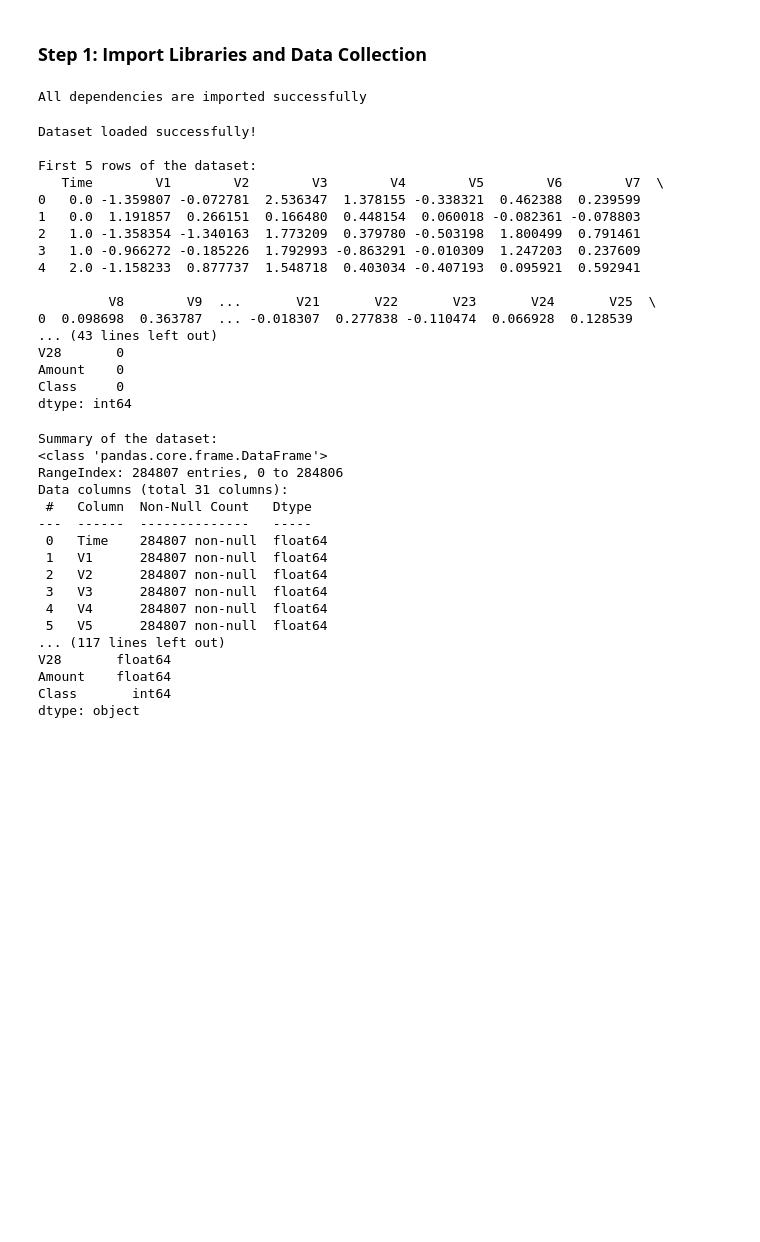
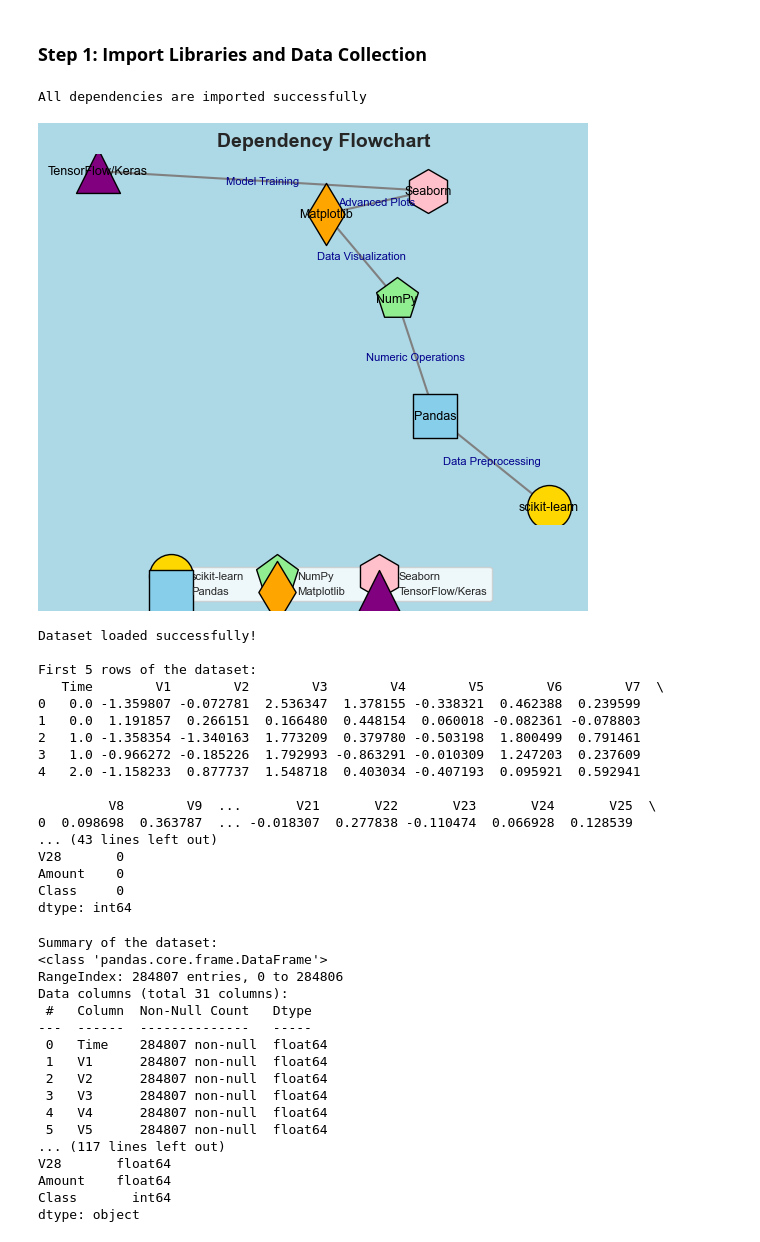
Before and after one commit to nafisalawalidris/Advanced-Fraud-Detection-with-Anomaly-Detection, a Jupyter notebook: advanced_fraud_detection.ipynb, the cells around one changed output. Cells and saved outputs as stored; diff of their text form; code cells hidden in the pictures; blank space fills up the shorter version.

```diff
--- a/advanced_fraud_detection.ipynb
+++ b/advanced_fraud_detection.ipynb
@@ -69,6 +72,68 @@ sns.set(style="whitegrid")
 print("All dependencies are imported successfully")
 # %% [output]
 All dependencies are imported successfully
+# %%
+# -------------------------- Flowchart to illustrate the dependencies  --------------------------
+
+# Create a directed graph
+G = nx.DiGraph()
+
+# Define nodes and their properties
+nodes = {
+    "scikit-learn": {"color": "gold", "shape": "o"},
+    "Pandas": {"color": "skyblue", "shape": "s"},
+    "NumPy": {"color": "lightgreen", "shape": "p"},
+    "Matplotlib": {"color": "orange", "shape": "d"},
+    "Seaborn": {"color": "pink", "shape": "h"},
+    "TensorFlow/Keras": {"color": "purple", "shape": "^"}
+}
+
+# Define edges with labels
+edges = [
+    ("scikit-learn", "Pandas", "Data Preprocessing"),
+    ("Pandas", "NumPy", "Numeric Operations"),
+    ("NumPy", "Matplotlib", "Data Visualization"),
+    ("Matplotlib", "Seaborn", "Advanced Plots"),
+    ("Seaborn", "TensorFlow/Keras", "Model Training")
+]
+
+# Add nodes and edges to the graph
+for node, attr in nodes.items():
+    G.add_node(node, color=attr["color"], shape=attr["shape"])
+
+for edge in edges:
+    G.add_edge(edge[0], edge[1], label=edge[2])
+
+# Get positions for nodes
+pos = nx.spring_layout(G, seed=42)  # Adjust the layout for consistency
+
+# Draw nodes with colors and shapes
+for node, (x, y) in pos.items():
+    attr = nodes[node]
+    plt.scatter(
+        x, y, s=1000, color=attr["color"], label=node, zorder=2,
+        edgecolors="black", linewidths=1, marker=attr["shape"]
+    )
+    plt.text(x, y, node, ha="center", va="center", fontsize=9, color="black")
+
+# Draw edges with labels
+for edge in edges:
+    start, end, label = edge
+    x1, y1 = pos[start]
+    x2, y2 = pos[end]
+    plt.plot([x1, x2], [y1, y2], color="gray", zorder=1, linestyle="-", linewidth=1.5)
+    plt.text(
+        (x1 + x2) / 2, (y1 + y2) / 2, label, color="darkblue", fontsize=8, ha="center", va="center"
+    )
+
+# Customise the plot
+plt.title("Dependency Flowchart", fontsize=14, fontweight="bold")
+plt.axis("off")
+plt.legend(loc="upper center", ncol=3, fontsize=8, bbox_to_anchor=(0.5, -0.1))
+plt.gcf().set_facecolor("lightblue")  # Background color
+plt.show()
+# %% [output]
+[figure, added]
 # %%
 # -------------------------- Loading the dataset --------------------------
 
```
Also changed, not shown: parts of 8 cells of this notebook, 3 other files.
